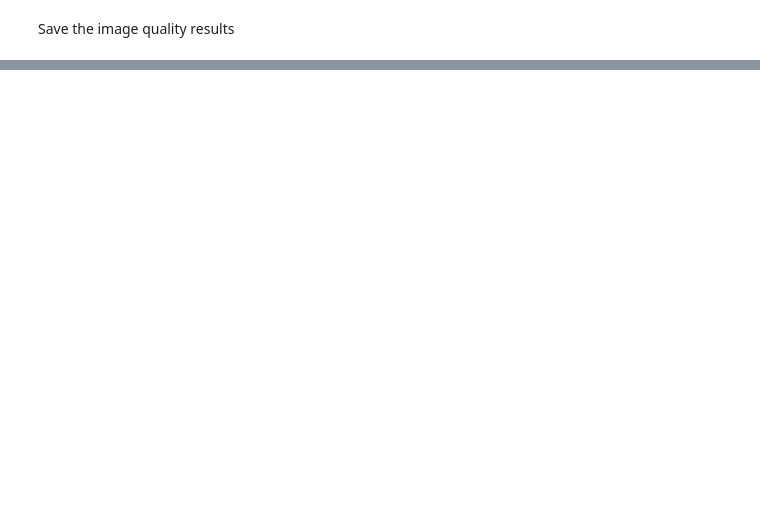
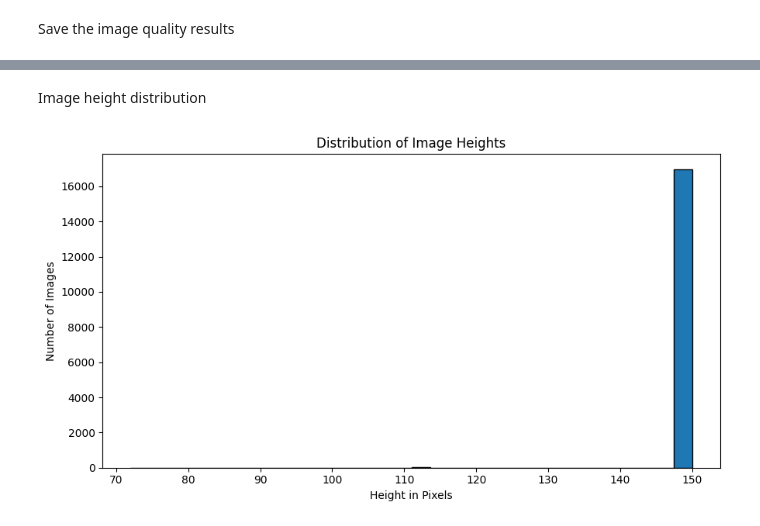
Before and after one commit to lulubang541/ODL-Assignment, a Jupyter notebook: ODL_Assignment.ipynb, the cells around one changed output, grey strips where cells are left out. Cells and saved outputs as stored; diff of their text form; code cells hidden in the pictures; blank space fills up the shorter version.

```diff
--- a/ODL_Assignment.ipynb
+++ b/ODL_Assignment.ipynb
@@ -1041,0 +1030,26 @@ print(image_quality_path)
+# %% [markdown]
+Image height distribution
+# %%
+# Image height distribution
+plt.figure(figsize=(9, 5))
+
+plt.hist(
+    valid_quality_df["height"],
+    bins=30,
+    edgecolor="black"
+)
+
+plt.title("Distribution of Image Heights")
+plt.xlabel("Height in Pixels")
+plt.ylabel("Number of Images")
+plt.tight_layout()
+
+plt.savefig(
+    FIGURE_DIR / "image_height_distribution.png",
+    dpi=300,
+    bbox_inches="tight"
+)
+
+plt.show()
+# %% [output]
+[figure, added]
```
Also changed, not shown: parts of 27 cells of this notebook.
